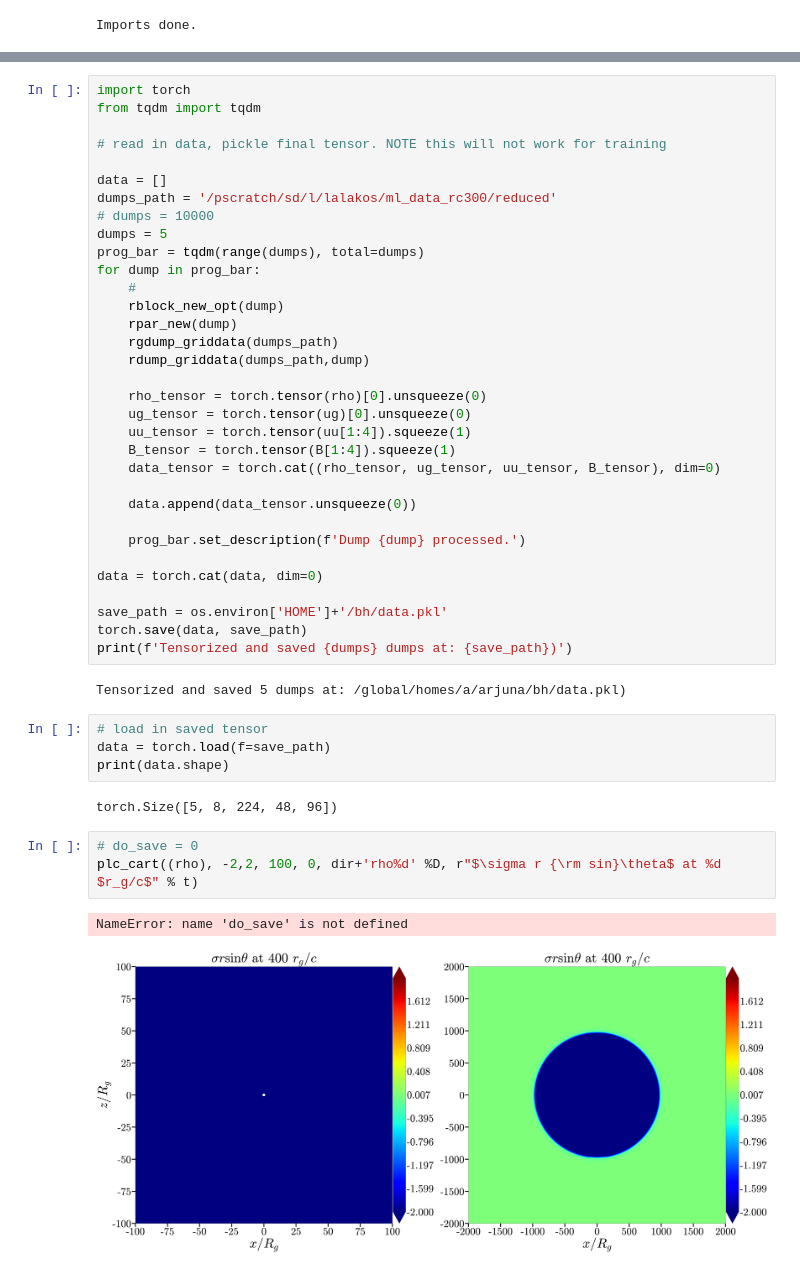
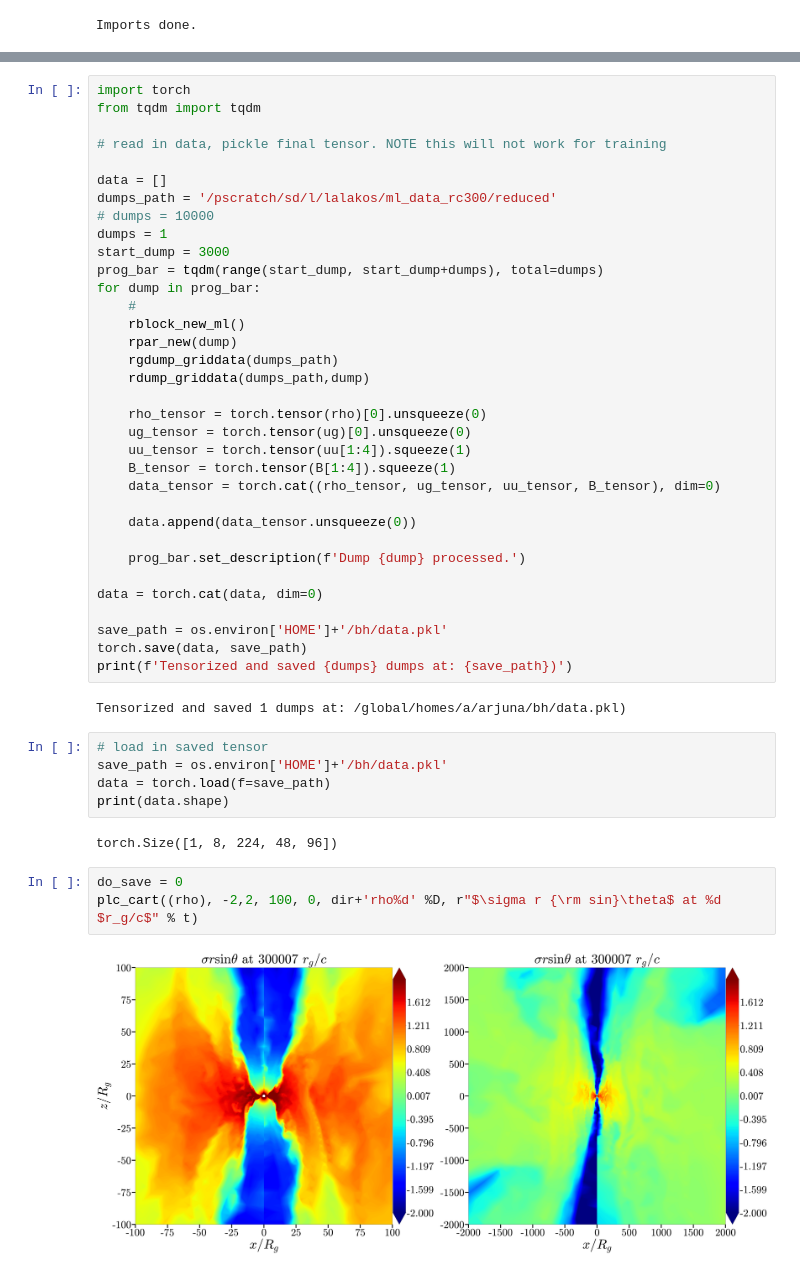
Before and after one commit to JackHanke/bh, a Jupyter notebook: sc_workspace.ipynb, the cells around one changed output, grey strips where cells are left out. Saved outputs shown, nothing was run; the diff lists cells and outputs as text.

```diff
--- a/sc_workspace.ipynb
+++ b/sc_workspace.ipynb
@@ -104,11 +102,12 @@ from tqdm import tqdm
 data = []
 dumps_path = '/pscratch/sd/l/lalakos/ml_data_rc300/reduced'
 # dumps = 10000
-dumps = 5
-prog_bar = tqdm(range(dumps), total=dumps)
+dumps = 1
+start_dump = 3000
+prog_bar = tqdm(range(start_dump, start_dump+dumps), total=dumps)
 for dump in prog_bar:
     #
-    rblock_new_opt(dump)
+    rblock_new_ml()
     rpar_new(dump)
     rgdump_griddata(dumps_path)
     rdump_griddata(dumps_path,dump)
@@ -129,16 +128,16 @@ save_path = os.environ['HOME']+'/bh/data.pkl'
 torch.save(data, save_path)
 print(f'Tensorized and saved {dumps} dumps at: {save_path})')
 # %% [output]
-Tensorized and saved 5 dumps at: /global/homes/a/arjuna/bh/data.pkl)
+Tensorized and saved 1 dumps at: /global/homes/a/arjuna/bh/data.pkl)
 # %%
 # load in saved tensor
+save_path = os.environ['HOME']+'/bh/data.pkl'
 data = torch.load(f=save_path)
 print(data.shape)
 # %% [output]
-torch.Size([5, 8, 224, 48, 96])
+torch.Size([1, 8, 224, 48, 96])
 # %%
-# do_save = 0
+do_save = 0
 plc_cart((rho), -2,2, 100, 0, dir+'rho%d' %D, r"$\sigma r {\rm sin}\theta$ at %d $r_g/c$" % t)
 # %% [output]
-NameError: name 'do_save' is not defined
-[figure, old version]
+[figure, new version]
```
Also changed, not shown: parts of 1 cell of this notebook, 5 other files.
